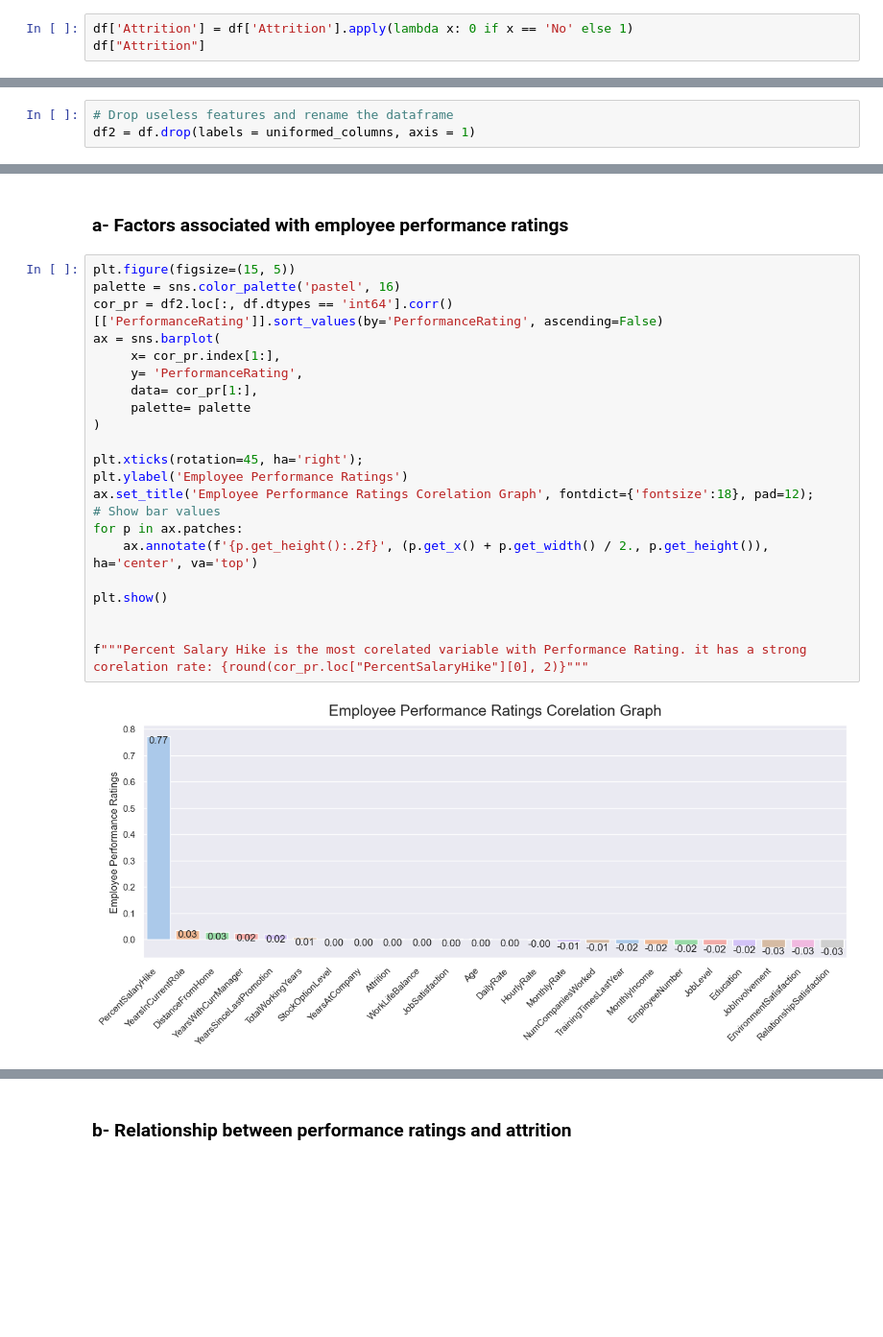
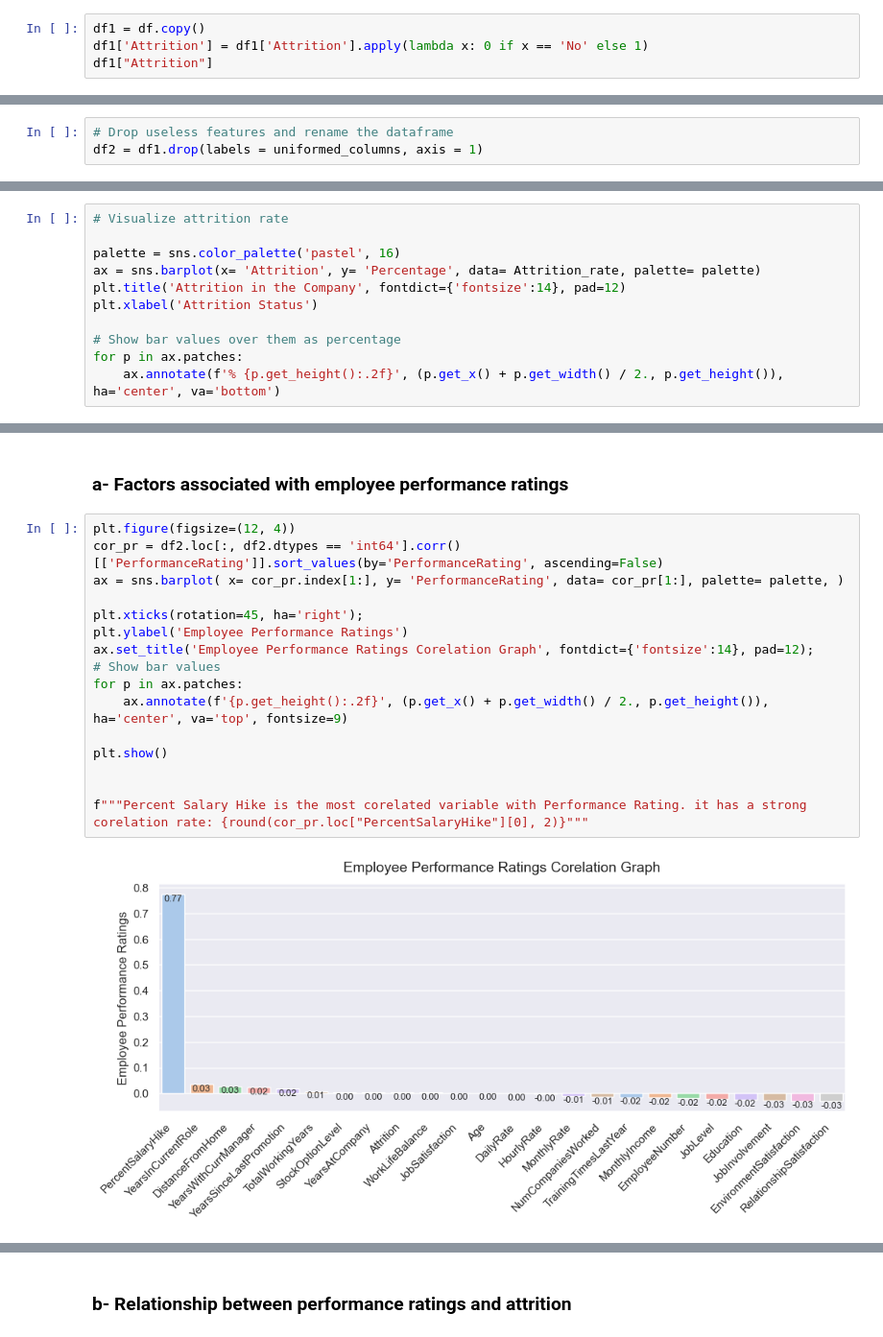
Before and after one commit to KursaDSc/IBM-HR-Analytics-Employee-Attrition, a Jupyter notebook: Updated_main.ipynb, the cells around one changed output, grey strips where cells are left out. Shown: that part at 96% size. Saved outputs shown, nothing was run; the diff lists cells and outputs as text; blank space fills up the shorter version.

```diff
--- a/Updated_main.ipynb
+++ b/Updated_main.ipynb
@@ -172,8 +172,9 @@ The DataFrame contains columns with uniformed values: StandardHours
 # %% [markdown]
 Response variable is 'Attrition' of the employees which can 1 and 0 (representing 'Yes' and 'No' respectively). This is what we will predict.
 # %%
-df['Attrition'] = df['Attrition'].apply(lambda x: 0 if x == 'No' else 1)
-df["Attrition"]
+df1 = df.copy()
+df1['Attrition'] = df1['Attrition'].apply(lambda x: 0 if x == 'No' else 1)
+df1["Attrition"]
 # %% [output]
 0       1
 1       0
@@ -191,7 +192,7 @@ Name: Attrition, Length: 1470, dtype: int64
 #### Drop useless
 # %%
 # Drop useless features and rename the dataframe
-df2 = df.drop(labels = uniformed_columns, axis = 1)
+df2 = df1.drop(labels = uniformed_columns, axis = 1)
 # %% [markdown]
 #### Change Object types to categories
 # %%
@@ -265,3 +255,14 @@ is currently continuing to work in the same company.
 Currently Working in Company: 1233
 Left the Company: 237
 'In the company, there are 1470 employees. 237 employees who compose 16% of the \ntotal number of employee left the company for some reasons. Besides that, 1233 employee \nis currently continuing to w ...
+# %%
+# Visualize attrition rate
+
+palette = sns.color_palette('pastel', 16)
+ax = sns.barplot(x= 'Attrition', y= 'Percentage', data= Attrition_rate, palette= palette)
+plt.title('Attrition in the Company', fontdict={'fontsize':14}, pad=12)
+plt.xlabel('Attrition Status')
+
+# Show bar values over them as percentage
+for p in ax.patches:
+    ax.annotate(f'% {p.get_height():.2f}', (p.get_x() + p.get_width() / 2., p.get_height()), ha='center', va='bottom')
@@ -537,29 +633,23 @@ plt.show()
 # %% [markdown]
 ### a- Factors associated with employee performance ratings
 # %%
-plt.figure(figsize=(15, 5))
-palette = sns.color_palette('pastel', 16)
-cor_pr = df2.loc[:, df.dtypes == 'int64'].corr()[['PerformanceRating']].sort_values(by='PerformanceRating', ascending=False)
-ax = sns.barplot(
-     x= cor_pr.index[1:],
-     y= 'PerformanceRating',
-     data= cor_pr[1:],
-     palette= palette
-)
+plt.figure(figsize=(12, 4))
+cor_pr = df2.loc[:, df2.dtypes == 'int64'].corr()[['PerformanceRating']].sort_values(by='PerformanceRating', ascending=False)
+ax = sns.barplot( x= cor_pr.index[1:], y= 'PerformanceRating', data= cor_pr[1:], palette= palette, )
 
 plt.xticks(rotation=45, ha='right');
 plt.ylabel('Employee Performance Ratings')
-ax.set_title('Employee Performance Ratings Corelation Graph', fontdict={'fontsize':18}, pad=12);
+ax.set_title('Employee Performance Ratings Corelation Graph', fontdict={'fontsize':14}, pad=12);
 # Show bar values
 for p in ax.patches:
-    ax.annotate(f'{p.get_height():.2f}', (p.get_x() + p.get_width() / 2., p.get_height()), ha='center', va='top')
+    ax.annotate(f'{p.get_height():.2f}', (p.get_x() + p.get_width() / 2., p.get_height()), ha='center', va='top', fontsize=9)
 
 plt.show()
 
 
 f"""Percent Salary Hike is the most corelated variable with Performance Rating. it has a strong corelation rate: {round(cor_pr.loc["PercentSalaryHike"][0], 2)}"""
 # %% [output]
-[figure, old version]
+[figure, new version]
 'Percent Salary Hike is the most corelated variable with Performance Rating. it has a strong corelation rate: 0.77'
 # %% [markdown]
 ### b- Relationship between performance ratings and attrition
```
Also changed, not shown: parts of 29 cells of this notebook.
